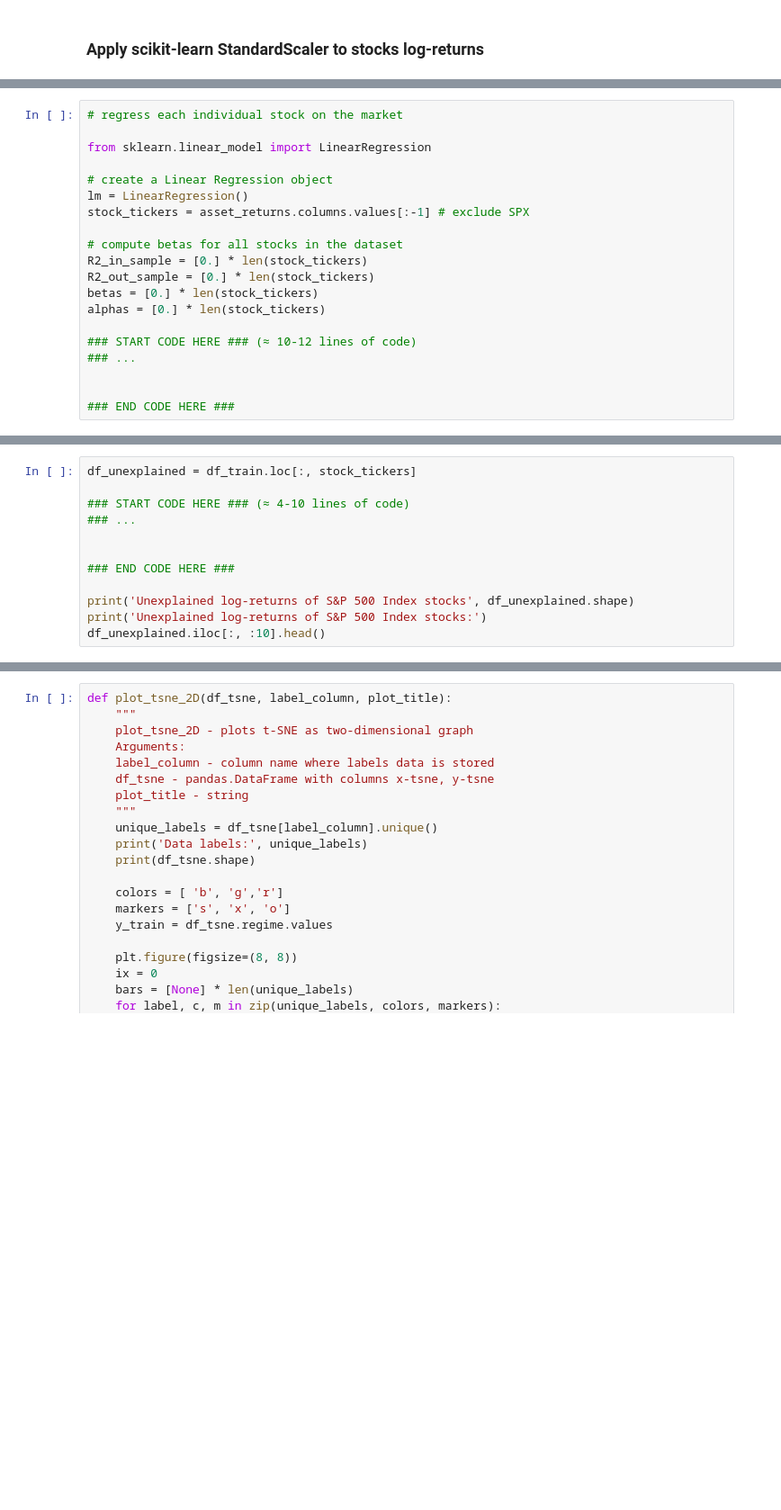
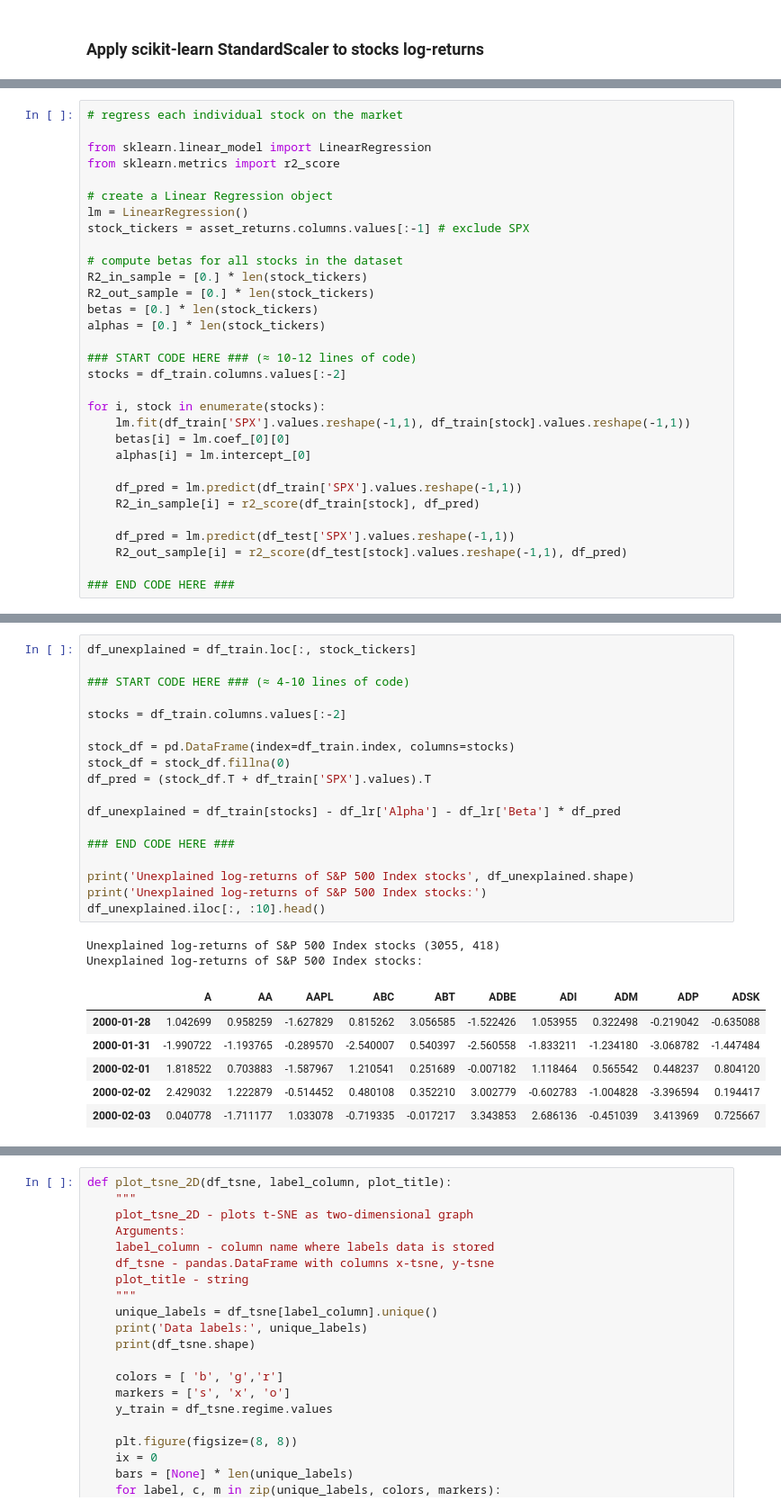
Before and after one commit to MarcosSalib/Cocktail_MOOC, a Jupyter notebook: Finance/ML & RL in Finance - NYU/2. Unsupervised ML in Finance/3_DJI_tSNE_m2_ex4_corrected.ipynb, the cells around one changed output, grey strips where cells are left out. Shown: that part at 90% size. Cells and saved outputs as stored; diff of their text form; blank space fills up the shorter version.

```diff
--- a/Finance/ML & RL in Finance - NYU/2. Unsupervised ML in Finance/3_DJI_tSNE_m2_ex4_corrected.ipynb
+++ b/Finance/ML & RL in Finance - NYU/2. Unsupervised ML in Finance/3_DJI_tSNE_m2_ex4_corrected.ipynb
@@ -209,6 +269,7 @@ print('Test dataset:', df_test.shape)
 # regress each individual stock on the market
 
 from sklearn.linear_model import LinearRegression
+from sklearn.metrics import r2_score
 
 # create a Linear Regression object
 lm = LinearRegression()
@@ -221,8 +282,18 @@ betas = [0.] * len(stock_tickers)
 alphas = [0.] * len(stock_tickers)
 
 ### START CODE HERE ### (≈ 10-12 lines of code)
-### ...
+stocks = df_train.columns.values[:-2]
 
+for i, stock in enumerate(stocks):
+    lm.fit(df_train['SPX'].values.reshape(-1,1), df_train[stock].values.reshape(-1,1))
+    betas[i] = lm.coef_[0][0]
+    alphas[i] = lm.intercept_[0]
+
+    df_pred = lm.predict(df_train['SPX'].values.reshape(-1,1))
+    R2_in_sample[i] = r2_score(df_train[stock], df_pred)
+
+    df_pred = lm.predict(df_test['SPX'].values.reshape(-1,1))
+    R2_out_sample[i] = r2_score(df_test[stock].values.reshape(-1,1), df_pred)
 
 ### END CODE HERE ###
 # %%
@@ -257,15 +358,30 @@ $$ \epsilon^i_t = R^i_t - \alpha_i - \beta_i R^M_t$$
 # %%
 df_unexplained = df_train.loc[:, stock_tickers]
 
 ### START CODE HERE ### (≈ 4-10 lines of code)
-### ...
 
+stocks = df_train.columns.values[:-2]
+
+stock_df = pd.DataFrame(index=df_train.index, columns=stocks)
+stock_df = stock_df.fillna(0)
+df_pred = (stock_df.T + df_train['SPX'].values).T
+
+df_unexplained = df_train[stocks] - df_lr['Alpha'] - df_lr['Beta'] * df_pred
 
 ### END CODE HERE ###
 
 print('Unexplained log-returns of S&P 500 Index stocks', df_unexplained.shape)
 print('Unexplained log-returns of S&P 500 Index stocks:')
 df_unexplained.iloc[:, :10].head()
+# %% [output]
+Unexplained log-returns of S&P 500 Index stocks (3055, 418)
+Unexplained log-returns of S&P 500 Index stocks:
+|  | A | AA | AAPL | ABC | ABT | ADBE | ADI | ADM | ADP | ADSK |
+| 2000-01-28 | 1.042699 | 0.958259 | -1.627829 | 0.815262 | 3.056585 | -1.522426 | 1.053955 | 0.322498 | -0.219042 | -0.635088 |
+| 2000-01-31 | -1.990722 | -1.193765 | -0.289570 | -2.540007 | 0.540397 | -2.560558 | -1.833211 | -1.234180 | -3.068782 | -1.447484 |
+| 2000-02-01 | 1.818522 | 0.703883 | -1.587967 | 1.210541 | 0.251689 | -0.007182 | 1.118464 | 0.565542 | 0.448237 | 0.804120 |
+| 2000-02-02 | 2.429032 | 1.222879 | -0.514452 | 0.480108 | 0.352210 | 3.002779 | -0.602783 | -1.004828 | -3.396594 | 0.194417 |
+| 2000-02-03 | 0.040778 | -1.711177 | 1.033078 | -0.719335 | -0.017217 | 3.343853 | 2.686136 | -0.451039 | 3.413969 | 0.725667 |
 # %%
 ### GRADED PART (DO NOT EDIT) ###
 np.random.seed(42)
```
Also changed, not shown: parts of 26 cells of this notebook.
